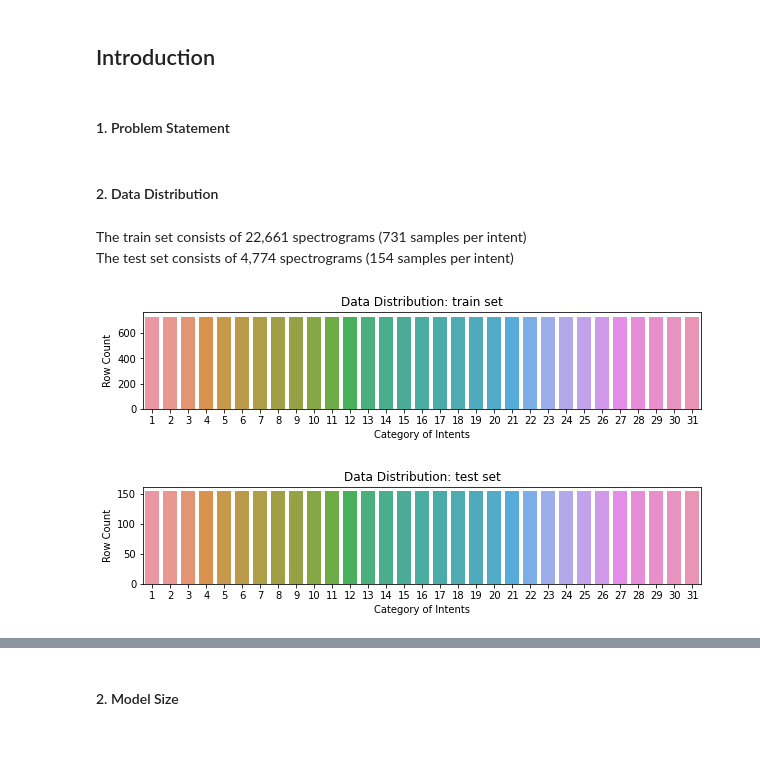
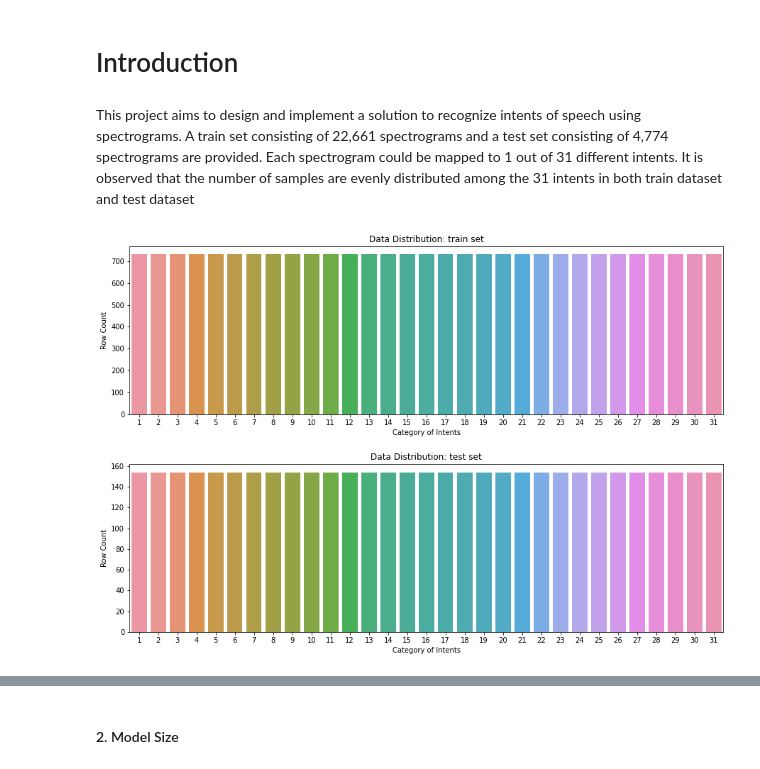
Before and after one commit to MichaelCheung105/speech-to-intent, a Jupyter notebook: docs/Report.ipynb, the cells around one changed output, grey strips where cells are left out. Saved outputs shown, nothing was run; the diff lists cells and outputs as text; code cells hidden in the pictures; blank space fills up the shorter version.

```diff
--- a/docs/Report.ipynb
+++ b/docs/Report.ipynb
@@ -5,32 +11,33 @@ This section is used to import packages to load data/files for the contents of t
 # %%
+import pickle
 import matplotlib.pyplot as plt
 import numpy as np
 import pandas as pd
 import seaborn as sns
+from sklearn.metrics import confusion_matrix
+from trainer import Trainer
 
 data = {}
 data['train'] = np.load('../data/data_for_training.npz')
 data['test'] = np.load('../data/test_data.npz')
 
-best_model = '20210717154623'
+best_model = '20210718005348'
 metrics_df = pd.read_csv(f'../result/accuracies/{best_model}_merged_metrics_df.csv')
+predictions_df = pd.read_csv(f'../result/predictions/{best_model}_predictions_df.csv')
+with open(f'../result/models/{best_model}_model.pkl', 'rb') as f:
+    trainer = pickle.load(f)
 # %% [markdown]
-## Introduction
+# Introduction
-# %% [markdown]
-#### 1. Problem Statement
-# %% [markdown]
-#### 2. Data Distribution
-# %% [markdown]
-The train set consists of 22,661 spectrograms (731 samples per intent)
-The test set consists of 4,774 spectrograms (154 samples per intent)
+# %% [markdown]
+This project aims to design and implement a solution to recognize intents of speech using spectrograms. A train set consisting of 22,661 spectrograms and a test set consisting of 4,774 spectrograms are provided. Each spectrogram could be mapped to 1 out of 31 different intents. It is observed that the number of samples are evenly distributed among the 31 intents in both train dataset and test dataset
 # %%
-fig, axes = plt.subplots(nrows=2, figsize=(10, 5))
-fig.subplots_adjust(hspace=0.8)
+fig, axes = plt.subplots(nrows=2, figsize=(15, 10))
+fig.subplots_adjust(hspace=0.3)
 for i, key in enumerate(data.keys()):
     unique, counts = np.unique(data[key]['f1'], return_counts=True)
     sns.barplot(x=unique, y=counts, ax=axes[i])
     axes[i].set_title(f'Data Distribution: {key} set')
     axes[i].set_xlabel('Category of Intents')
     axes[i].set_ylabel('Row Count')
 # %% [output]
-[figure, old version]
+[figure, new version]
```
Also changed, not shown: parts of 30 cells of this notebook.
